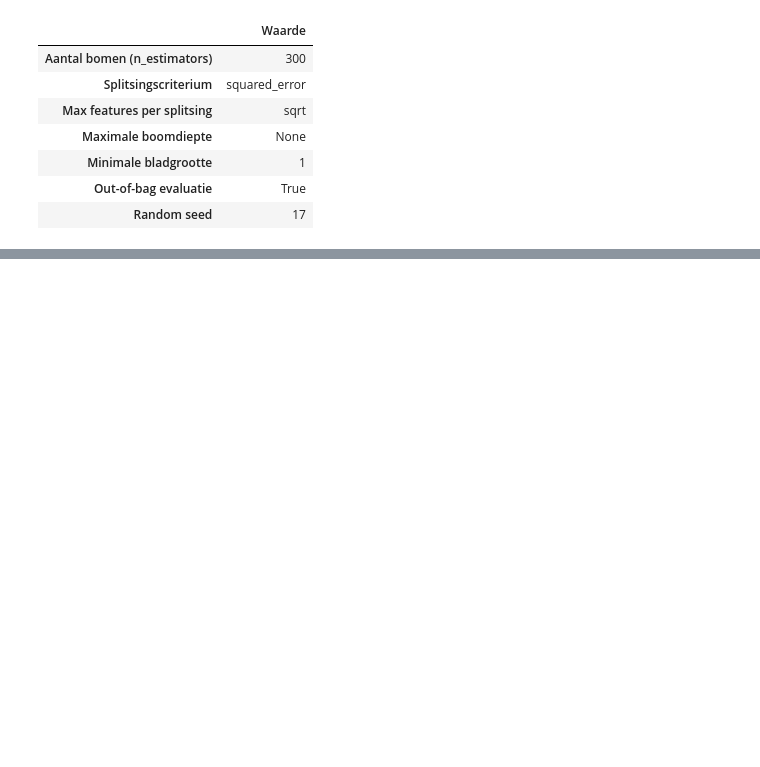
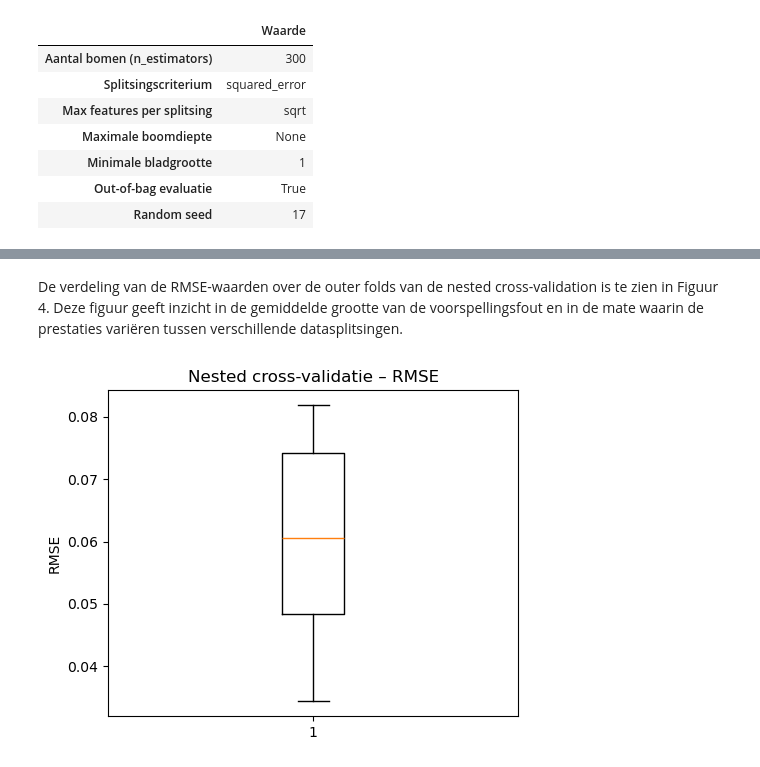
Before and after one commit to ProjecticumDlerpDs/ml_oncoresponse, a Jupyter notebook: notebooks/dv3_model_evaluatie.ipynb, the cells around one changed output, grey strips where cells are left out. Cells and saved outputs as stored; diff of their text form; code cells hidden in the pictures; blank space fills up the shorter version.

Commit message:
add nested cross validation

```diff
--- a/notebooks/dv3_model_evaluatie.ipynb
+++ b/notebooks/dv3_model_evaluatie.ipynb
@@ -391,0 +433,20 @@ OOB met CV vergelijken
+# %%
+import numpy as np
+import pandas as pd
+
+from sklearn.ensemble import RandomForestRegressor
+from sklearn.model_selection import KFold
+from sklearn.metrics import mean_squared_error, r2_score, mean_absolute_error
+
+# outer CV
+outer_cv = KFold(n_splits=10, shuffle=True, random_state=17)
+
+# hyperparameters om te verkennen (inner loop)
+n_estimators_list = [100, 200, 300, 500]
+min_samples_leaf_list = [1, 3, 5, 10]
+# %%
+rmse_scores = []
+r2_scores = []
+mae_scores = []
+
+chosen_params = []
@@ -391,0 +582,11 @@ OOB met CV vergelijken
+# %% [markdown]
+De verdeling van de RMSE-waarden over de outer folds van de nested cross-validation is te zien in Figuur 4. Deze figuur geeft inzicht in de gemiddelde grootte van de voorspellingsfout en in de mate waarin de prestaties variëren tussen verschillende datasplitsingen.
+# %%
+plt.figure(figsize=(5,4))
+plt.boxplot(rmse_scores)
+plt.ylabel("RMSE")
+plt.title("Nested cross-validatie – RMSE")
+plt.tight_layout()
+plt.show()
+# %% [output]
+[figure, added]
```
Also changed, not shown: parts of 22 cells of this notebook, 5 other files.
